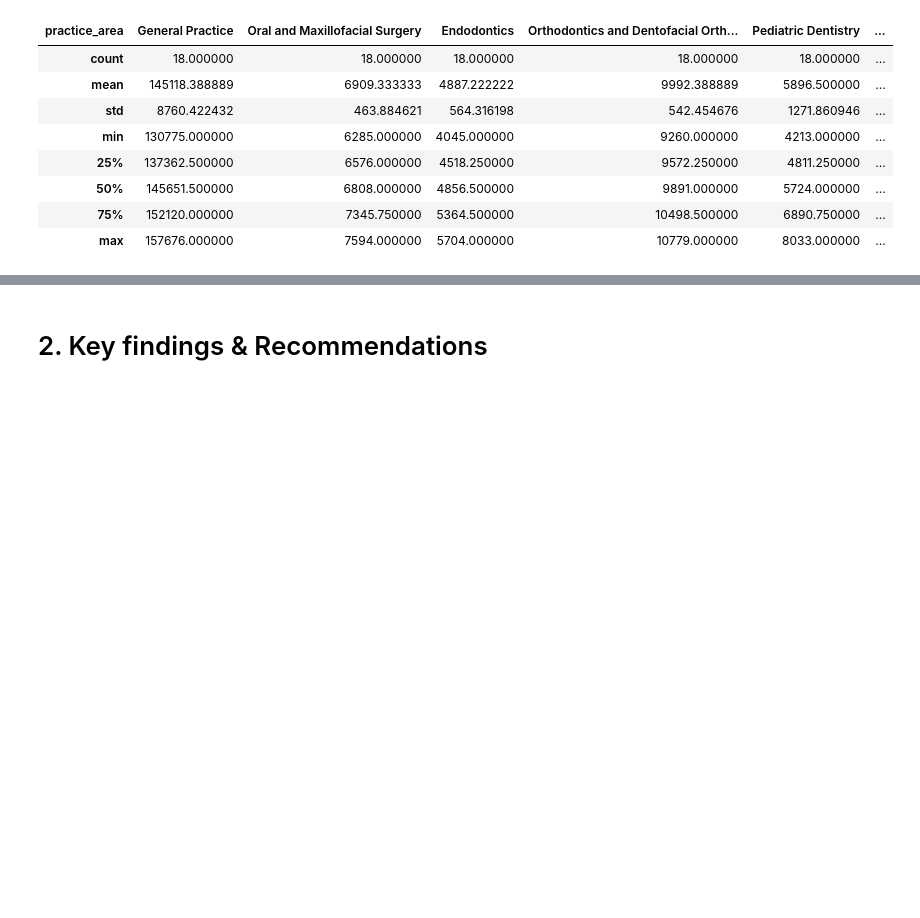
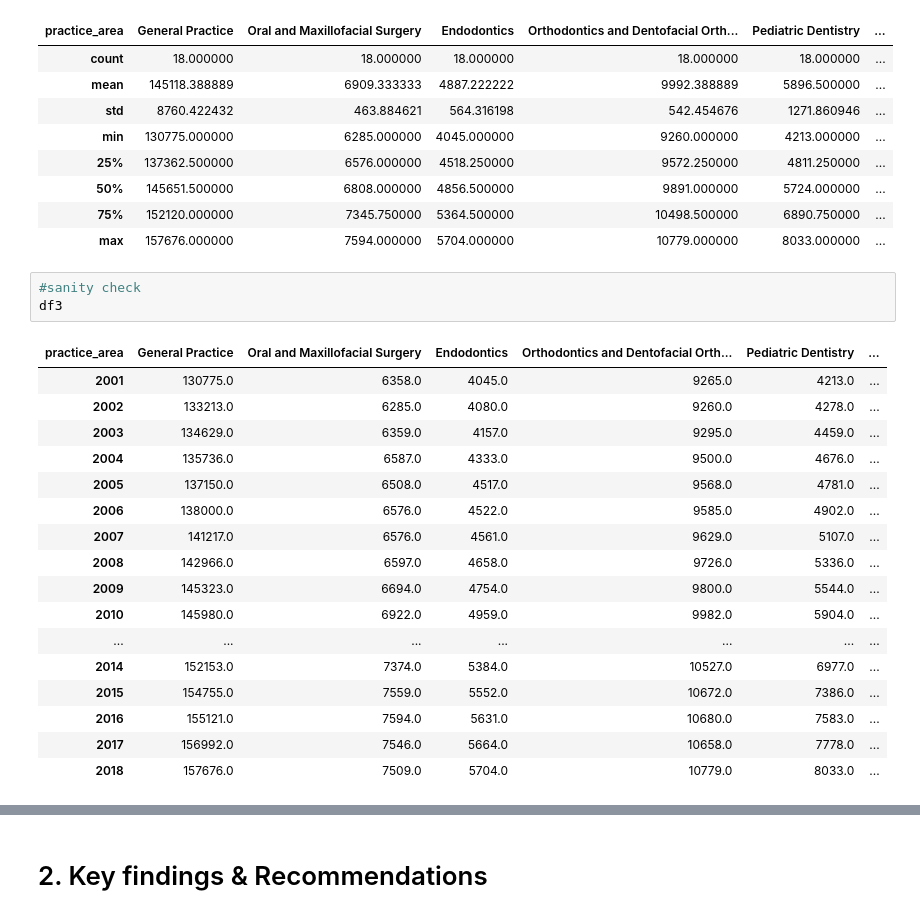
Before and after one commit to mhan1/Capstone-Project, a Jupyter notebook: Minyeong Han_Analysis Key findings and recommendations.ipynb, the cells around one changed output, grey strips where cells are left out. Drawn from its saved outputs; the diff is of its cells as text; blank space fills up the shorter version.

```diff
--- a/Minyeong Han_Analysis Key findings and recommendations.ipynb
+++ b/Minyeong Han_Analysis Key findings and recommendations.ipynb
@@ -859,3 +851,24 @@ df3.describe()
 | 50% | 145651.500000 | 6808.000000 | 4856.500000 | 9891.000000 | 5724.000000 | ... |
 | 75% | 152120.000000 | 7345.750000 | 5364.500000 | 10498.500000 | 6890.750000 | ... |
 | max | 157676.000000 | 7594.000000 | 5704.000000 | 10779.000000 | 8033.000000 | ... |
+# %%
+#sanity check
+df3
+# %% [output]
+| practice_area | General Practice | Oral and Maxillofacial Surgery | Endodontics | Orthodontics and Dentofacial Orth... | Pediatric Dentistry | ... |
+| 2001 | 130775.0 | 6358.0 | 4045.0 | 9265.0 | 4213.0 | ... |
+| 2002 | 133213.0 | 6285.0 | 4080.0 | 9260.0 | 4278.0 | ... |
+| 2003 | 134629.0 | 6359.0 | 4157.0 | 9295.0 | 4459.0 | ... |
+| 2004 | 135736.0 | 6587.0 | 4333.0 | 9500.0 | 4676.0 | ... |
+| 2005 | 137150.0 | 6508.0 | 4517.0 | 9568.0 | 4781.0 | ... |
+| 2006 | 138000.0 | 6576.0 | 4522.0 | 9585.0 | 4902.0 | ... |
+| 2007 | 141217.0 | 6576.0 | 4561.0 | 9629.0 | 5107.0 | ... |
+| 2008 | 142966.0 | 6597.0 | 4658.0 | 9726.0 | 5336.0 | ... |
+| 2009 | 145323.0 | 6694.0 | 4754.0 | 9800.0 | 5544.0 | ... |
+| 2010 | 145980.0 | 6922.0 | 4959.0 | 9982.0 | 5904.0 | ... |
+| ... | ... | ... | ... | ... | ... | ... |
+| 2014 | 152153.0 | 7374.0 | 5384.0 | 10527.0 | 6977.0 | ... |
+| 2015 | 154755.0 | 7559.0 | 5552.0 | 10672.0 | 7386.0 | ... |
+| 2016 | 155121.0 | 7594.0 | 5631.0 | 10680.0 | 7583.0 | ... |
+| 2017 | 156992.0 | 7546.0 | 5664.0 | 10658.0 | 7778.0 | ... |
+| 2018 | 157676.0 | 7509.0 | 5704.0 | 10779.0 | 8033.0 | ... |
```
Also changed, not shown: parts of 8 cells of this notebook.
